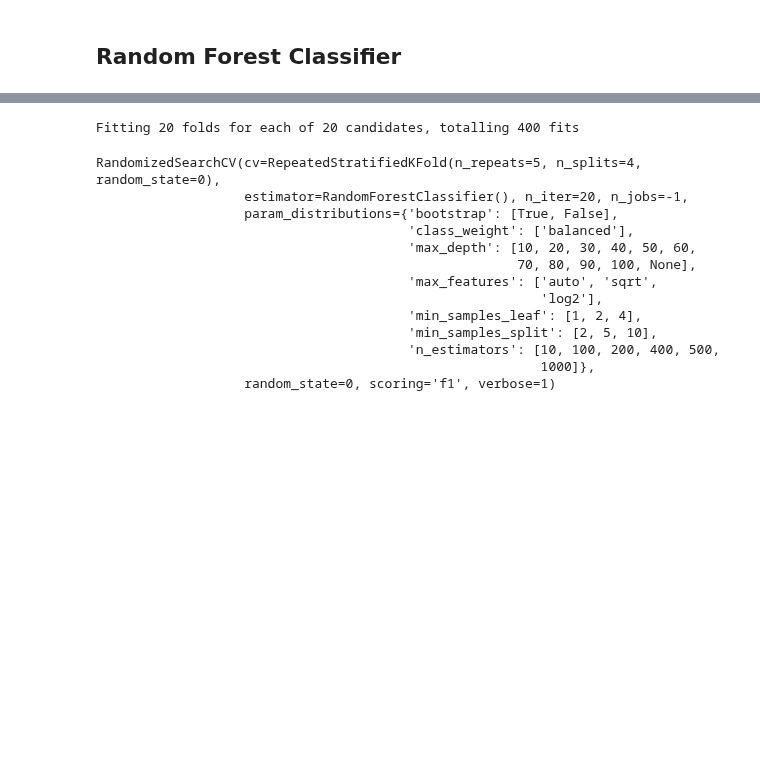
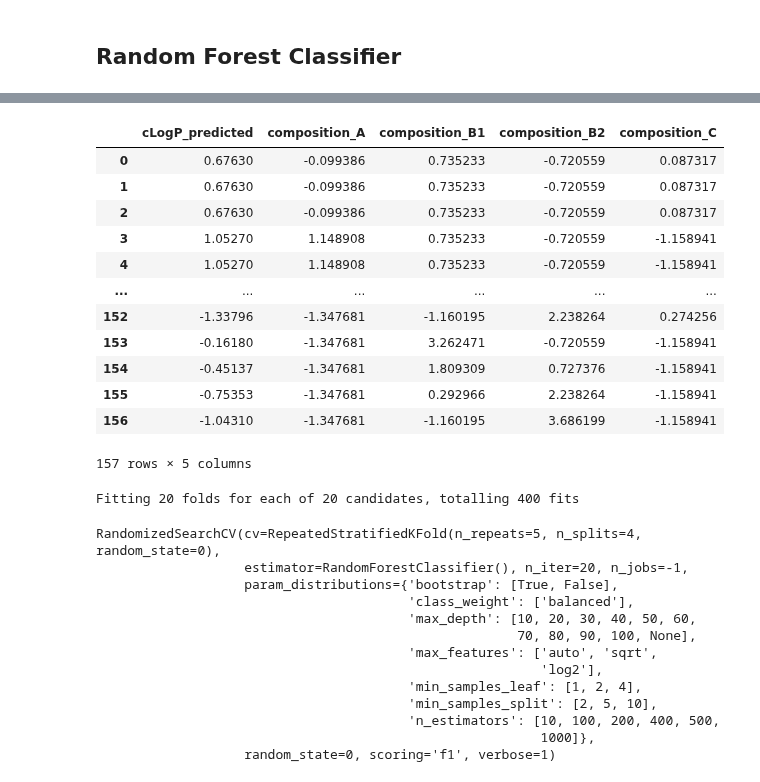
Before and after one commit to YimengJin/Thesis_Yimeng, a Jupyter notebook: Polymer BO.ipynb, the cells around one changed output, grey strips where cells are left out. Cells and saved outputs as stored; diff of their text form; code cells hidden in the pictures; blank space fills up the shorter version.

```diff
--- a/Polymer BO.ipynb
+++ b/Polymer BO.ipynb
@@ -132,6 +134,21 @@ Most important categorical feature: type_B2_none
 # %%
-X_train_RF = X_train[["cLogP_predicted", "composition_B1", "composition_A"]]
+X_train_RF = X_train[["cLogP_predicted","composition_A", "composition_B1",  "composition_B2", "composition_C"]]
 # Change X_train_RF here if input space is enlarged in later stages
+X_train_RF
+# %% [output]
+|  | cLogP_predicted | composition_A | composition_B1 | composition_B2 | composition_C |
+| 0 | 0.67630 | -0.099386 | 0.735233 | -0.720559 | 0.087317 |
+| 1 | 0.67630 | -0.099386 | 0.735233 | -0.720559 | 0.087317 |
+| 2 | 0.67630 | -0.099386 | 0.735233 | -0.720559 | 0.087317 |
+| 3 | 1.05270 | 1.148908 | 0.735233 | -0.720559 | -1.158941 |
+| 4 | 1.05270 | 1.148908 | 0.735233 | -0.720559 | -1.158941 |
+| ... | ... | ... | ... | ... | ... |
+| 152 | -1.33796 | -1.347681 | -1.160195 | 2.238264 | 0.274256 |
+| 153 | -0.16180 | -1.347681 | 3.262471 | -0.720559 | -1.158941 |
+| 154 | -0.45137 | -1.347681 | 1.809309 | 0.727376 | -1.158941 |
+| 155 | -0.75353 | -1.347681 | 0.292966 | 2.238264 | -1.158941 |
+| 156 | -1.04310 | -1.347681 | -1.160195 | 3.686199 | -1.158941 |
+157 rows × 5 columns
 # %%
 rf_op.fit(X_train_RF,Y_train.values.ravel())
 # %% [output]
```
Also changed, not shown: parts of 26 cells of this notebook, 1 other file.
